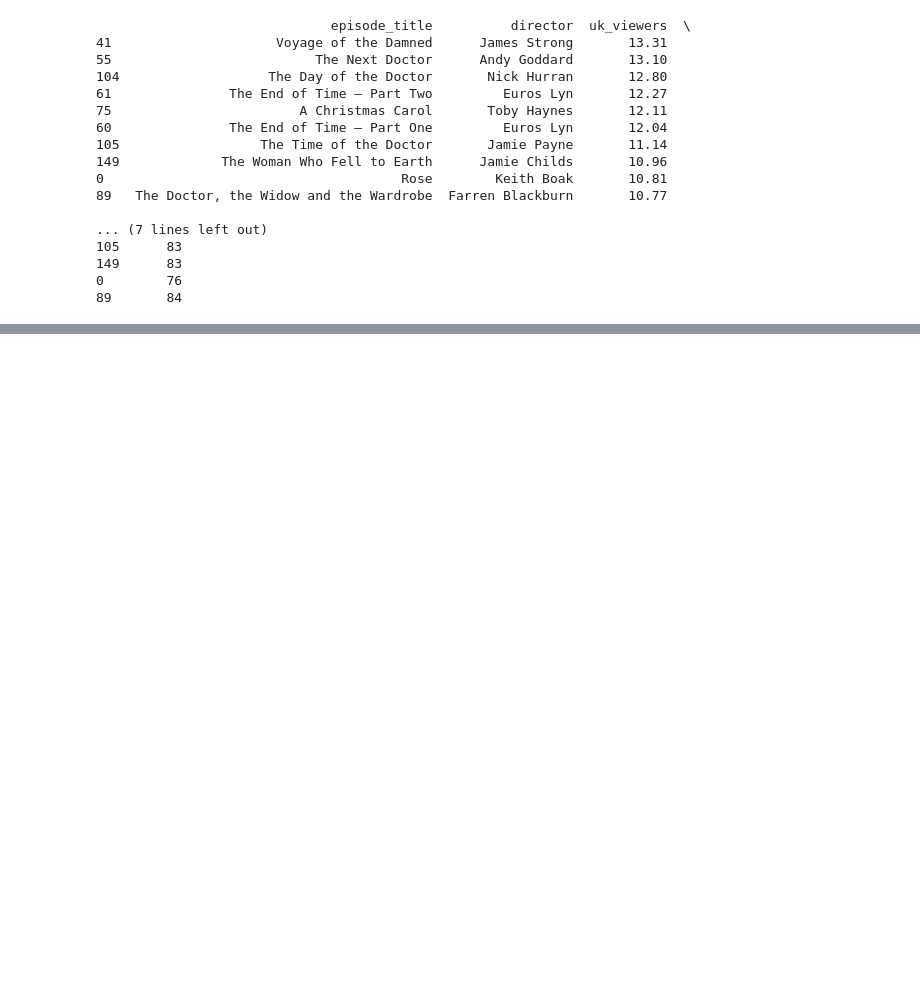
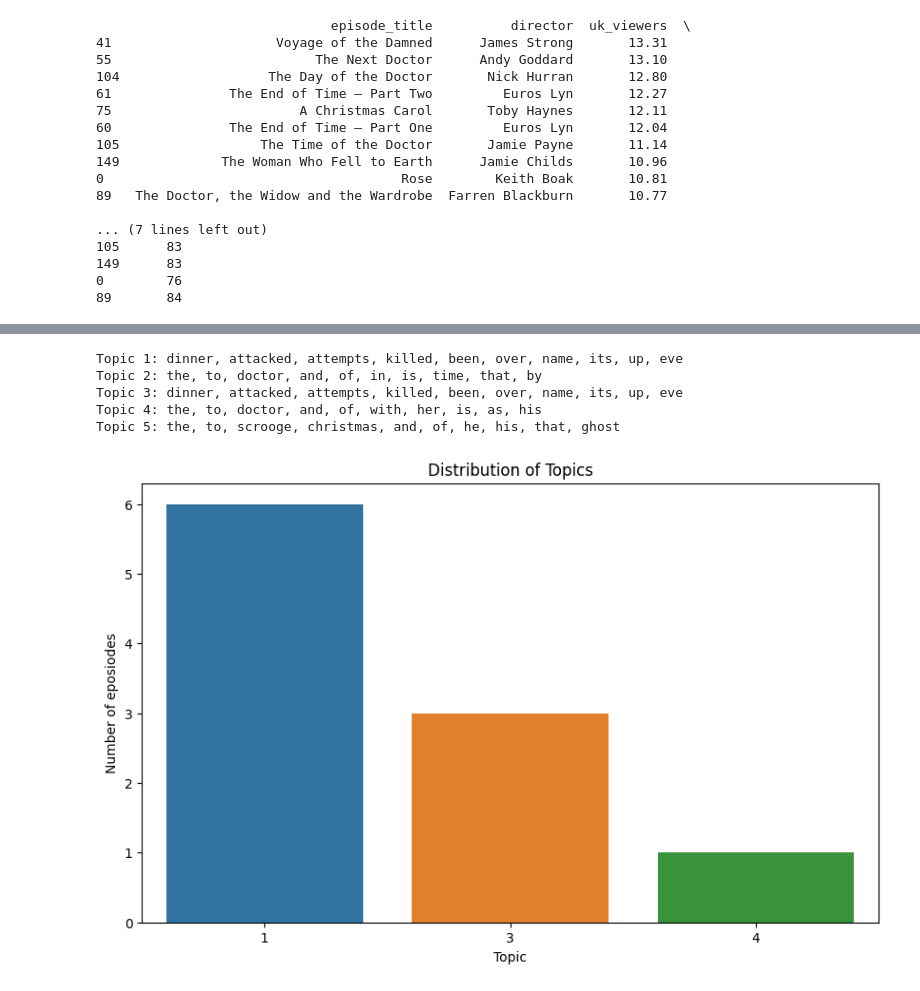
Before and after one commit to derkaiser9423/PythonPracticeProject, a Jupyter notebook: 2023_11_28_Doctor_Who.ipynb, the cells around one changed output, grey strips where cells are left out. Cells and saved outputs as stored; diff of their text form; code cells hidden in the pictures; blank space fills up the shorter version.

```diff
--- a/2023_11_28_Doctor_Who.ipynb
+++ b/2023_11_28_Doctor_Who.ipynb
@@ -137,0 +145,2 @@ print(top_ten_episodes[['episode_title', 'director', 'uk_viewers', 'rating']])
+# %%
+external_data = pd.read_csv('plot_summary.csv')
@@ -137,0 +150,43 @@ print(top_ten_episodes[['episode_title', 'director', 'uk_viewers', 'rating']])
+# %%
+# Tokenization and Preprocessing of Plot Summaries
+vectorizer = CountVectorizer()
+plot_matrix = vectorizer.fit_transform(external_data['plot_summary'])
+# %%
+# Topic Modeling using Latent Dirichlet Allocation (LDA)
+lda = LatentDirichletAllocation(n_components=5, random_state=42)
+topic_matrix = lda.fit_transform(plot_matrix)
+# %%
+# Get feature names (words) from the vectorizer
+feature_names = vectorizer.get_feature_names_out()
+
+# Print top words for each topic
+for topic_idx, topic in enumerate(lda.components_):
+    top_words_idx = topic.argsort()[:-10 - 1:-1]  # Get indices of top 10 words
+    top_words = [feature_names[i] for i in top_words_idx]
+    print(f"Topic {topic_idx + 1}: {', '.join(top_words)}")
+# %% [output]
+Topic 1: dinner, attacked, attempts, killed, been, over, name, its, up, eve
+Topic 2: the, to, doctor, and, of, in, is, time, that, by
+Topic 3: dinner, attacked, attempts, killed, been, over, name, its, up, eve
+Topic 4: the, to, doctor, and, of, with, her, is, as, his
+Topic 5: the, to, scrooge, christmas, and, of, he, his, that, ghost
+# %%
+# Assign topics to documents
+document_topic_matrix = lda.transform(plot_matrix)
+external_data['episode_title'] = document_topic_matrix.argmax(axis=1)
+# %%
+# Count the number of documents per topic
+topic_counts = external_data['episode_title'].value_counts()
+
+# Plot the distribution of topics
+import seaborn as sns
+import matplotlib.pyplot as plt
+
+plt.figure(figsize=(10, 6))
+sns.barplot(x=topic_counts.index, y=topic_counts.values)
+plt.xlabel('Topic')
+plt.ylabel('Number of eposiodes')
+plt.title('Distribution of Topics')
+plt.show()
+# %% [output]
+[figure, added]
```
Also changed, not shown: parts of 2 cells of this notebook.
